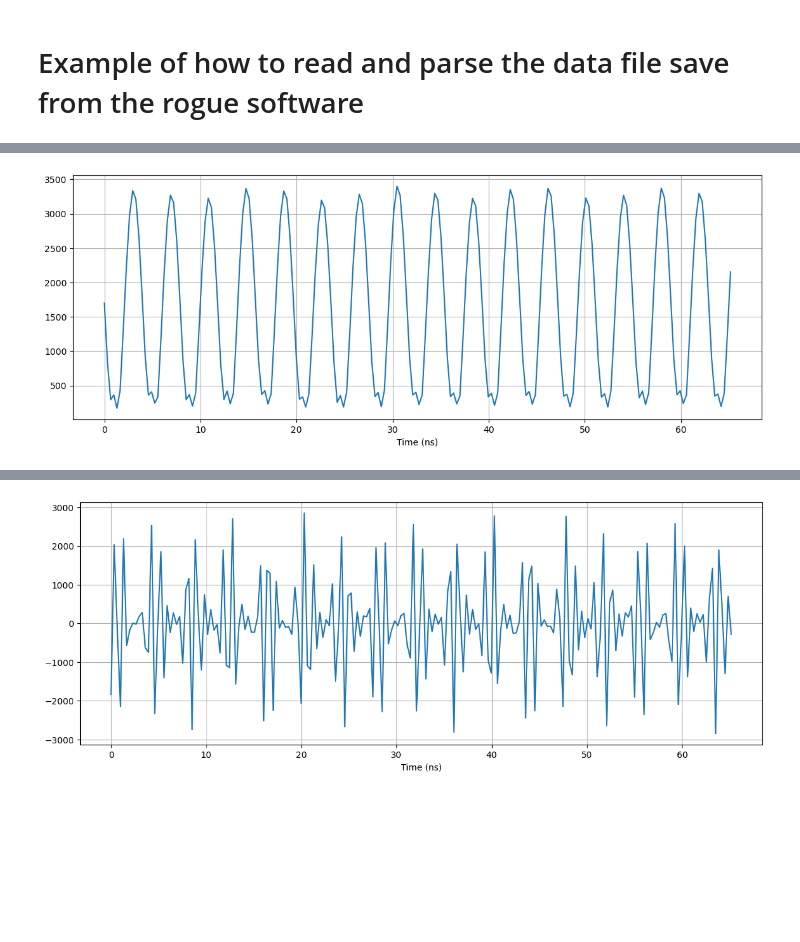
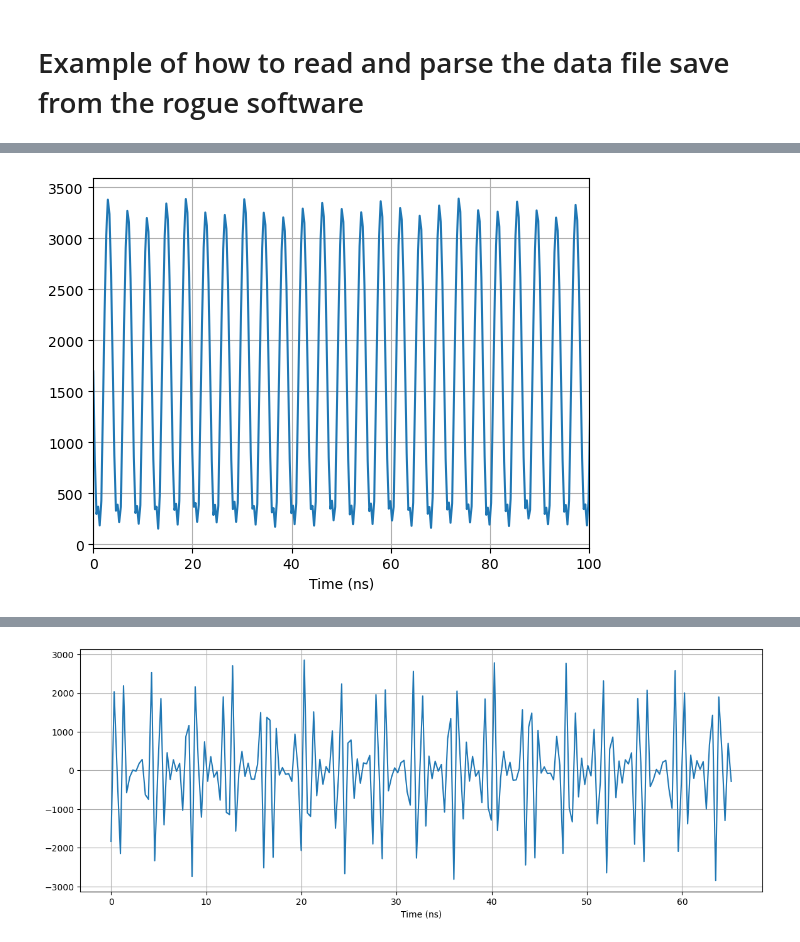
Before and after one commit to slaclab/kek-bpm-rfsoc-dev, a Jupyter notebook: software/notebooks/datfile_analysis_zcu111.ipynb, the cells around one changed output, grey strips where cells are left out. Drawn from its saved outputs; the diff is of its cells as text; code cells hidden in the pictures; blank space fills up the shorter version.

```diff
--- a/software/notebooks/datfile_analysis_zcu111.ipynb
+++ b/software/notebooks/datfile_analysis_zcu111.ipynb
@@ -53,12 +53,12 @@ with fileio.FileReader(files=f'{top_level}/data/data_20231023_afterbpf_zcu111.da
             print('UNDEFINED DATA STREAM!!!')
 # %%
 # Plot a waveform from AMP[3]
-size = len(ampFault[2][55])
+size = len(adcFault[2][55])
 timeBin = 1.0/(0.509*6.0) # Unit of ns for 3.054 GSPS
 timeSteps = np.linspace(0, timeBin*(size-1), num=size)
 
 # Plot the Waveform Full Scale
-plt.plot(timeSteps,ampFault[2][9])
+plt.plot(timeSteps,adcFault[2][9])
 plt.xlabel("Time (ns)")
 plt.grid()
 # %% [output]
@@ -66,7 +83,8 @@ plt.grid()
 # %%
-plt.figure(figsize=(14,5))
-plt.plot(timeSteps[0:200],ampLive[3][1][0:200])
+#plt.figure(figsize=(14,5))
+plt.plot(timeSteps,ampFault[3][1])
 plt.xlabel("Time (ns)")
+plt.xlim(0,100)
 plt.grid()
 # %% [output]
-[figure, old version]
+[figure, new version]
```
Also changed, not shown: parts of 5 cells of this notebook, 2 other files.
